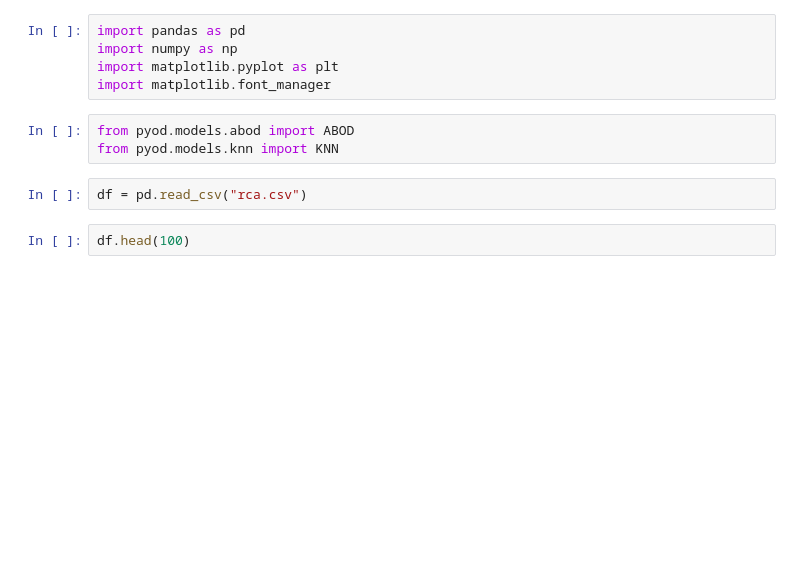
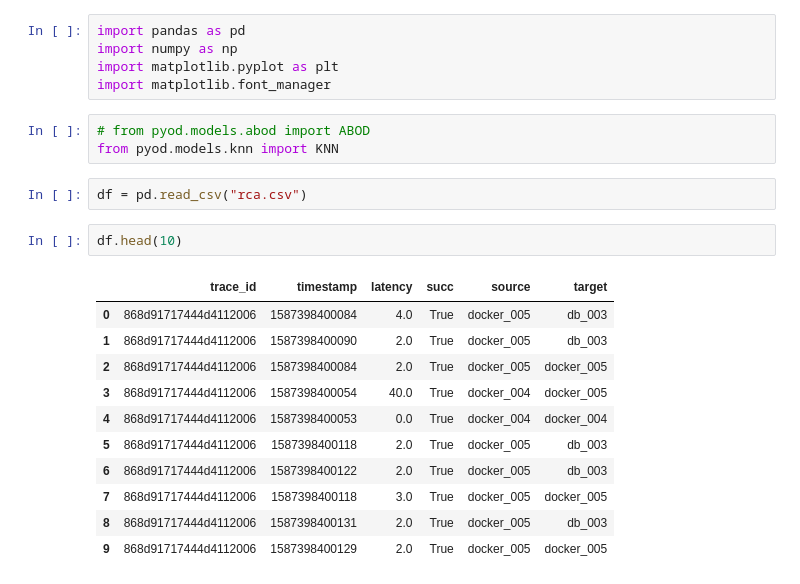
Before and after one commit to laurianalandim/anomalydetetion, a Jupyter notebook: withKNN.ipynb, the cells around one changed output. Drawn from its saved outputs; the diff is of its cells as text; blank space fills up the shorter version.

```diff
--- a/withKNN.ipynb
+++ b/withKNN.ipynb
@@ -4,12 +4,24 @@ import numpy as np
 import matplotlib.pyplot as plt
 import matplotlib.font_manager
 # %%
-from pyod.models.abod import ABOD
+# from pyod.models.abod import ABOD
 from pyod.models.knn import KNN
 # %%
 df = pd.read_csv("rca.csv")
 # %%
-df.head(100)
+df.head(10)
+# %% [output]
+|  | trace_id | timestamp | latency | succ | source | target |
+| 0 | 868d91717444d4112006 | 1587398400084 | 4.0 | True | docker_005 | db_003 |
+| 1 | 868d91717444d4112006 | 1587398400090 | 2.0 | True | docker_005 | db_003 |
+| 2 | 868d91717444d4112006 | 1587398400084 | 2.0 | True | docker_005 | docker_005 |
+| 3 | 868d91717444d4112006 | 1587398400054 | 40.0 | True | docker_004 | docker_005 |
+| 4 | 868d91717444d4112006 | 1587398400053 | 0.0 | True | docker_004 | docker_004 |
+| 5 | 868d91717444d4112006 | 1587398400118 | 2.0 | True | docker_005 | db_003 |
+| 6 | 868d91717444d4112006 | 1587398400122 | 2.0 | True | docker_005 | db_003 |
+| 7 | 868d91717444d4112006 | 1587398400118 | 3.0 | True | docker_005 | docker_005 |
+| 8 | 868d91717444d4112006 | 1587398400131 | 2.0 | True | docker_005 | db_003 |
+| 9 | 868d91717444d4112006 | 1587398400129 | 2.0 | True | docker_005 | docker_005 |
 # %%
 detector = KNN()
 detector.fit(df.iloc[:,1:4])
```
Also changed, not shown: parts of 7 cells of this notebook, 1 other file.
